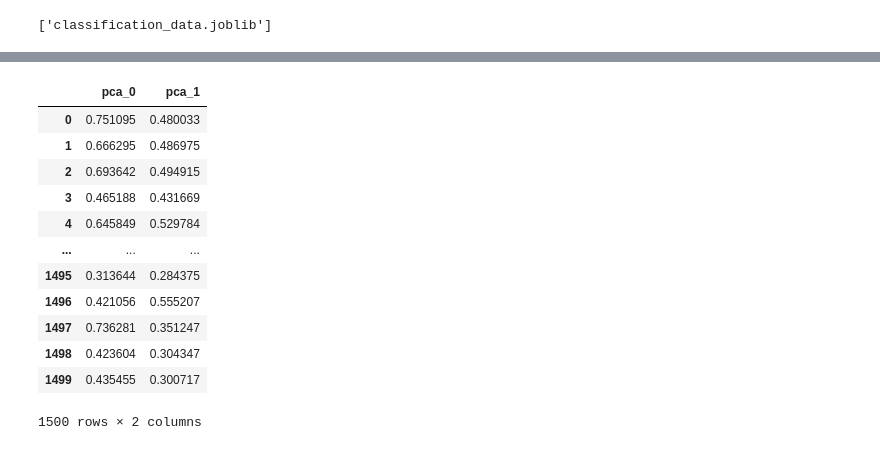
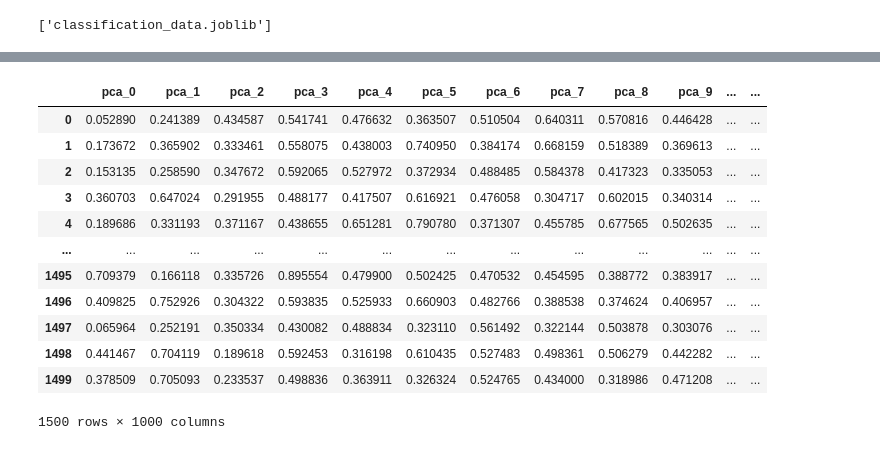
Before and after one commit to MATF-istrazivanje-podataka-1/2023_Data_Mining_Amazon_reviews_Dataset, a Jupyter notebook: preprocessing/preprocessing.ipynb, the cells around one changed output, grey strips where cells are left out. Drawn from its saved outputs; the diff is of its cells as text; code cells hidden in the pictures.

```diff
--- a/preprocessing/preprocessing.ipynb
+++ b/preprocessing/preprocessing.ipynb
@@ -111,7 +121,7 @@ from sklearn.decomposition import PCA
 oe=OrdinalEncoder()
 X_transformed = oe.fit_transform(X)
 
-pca = PCA(n_components=2)
+pca = PCA(n_components=1000)
 pca.fit(X_transformed)
 df_pca = pca.transform(X_transformed)
 pca_names = [f'pca_{i}' for i in range(len(df_pca[0]))]
@@ -131,19 +141,19 @@ plt.plot(pca_names, cumulative_variance_ratio, marker='o')
 # %%
 df_scaled = scaler.fit_transform(df_pca)
-df_scaled = pd.DataFrame(df_scaled, columns=['pca_0', 'pca_1'])
+df_scaled = pd.DataFrame(df_scaled, columns=pca_names)
 dump(df_scaled, 'clustering_data.joblib')
 df_scaled
 # %% [output]
-|  | pca_0 | pca_1 |
-| 0 | 0.751095 | 0.480033 |
-| 1 | 0.666295 | 0.486975 |
-| 2 | 0.693642 | 0.494915 |
-| 3 | 0.465188 | 0.431669 |
-| 4 | 0.645849 | 0.529784 |
-| ... | ... | ... |
-| 1495 | 0.313644 | 0.284375 |
-| 1496 | 0.421056 | 0.555207 |
-| 1497 | 0.736281 | 0.351247 |
-| 1498 | 0.423604 | 0.304347 |
-| 1499 | 0.435455 | 0.300717 |
+|  | pca_0 | pca_1 | pca_2 | pca_3 | pca_4 | pca_5 | pca_6 | pca_7 | pca_8 | pca_9 | ... | ... |
+| 0 | 0.052890 | 0.241389 | 0.434587 | 0.541741 | 0.476632 | 0.363507 | 0.510504 | 0.640311 | 0.570816 | 0.446428 | ... | ... |
+| 1 | 0.173672 | 0.365902 | 0.333461 | 0.558075 | 0.438003 | 0.740950 | 0.384174 | 0.668159 | 0.518389 | 0.369613 | ... | ... |
+| 2 | 0.153135 | 0.258590 | 0.347672 | 0.592065 | 0.527972 | 0.372934 | 0.488485 | 0.584378 | 0.417323 | 0.335053 | ... | ... |
+| 3 | 0.360703 | 0.647024 | 0.291955 | 0.488177 | 0.417507 | 0.616921 | 0.476058 | 0.304717 | 0.602015 | 0.340314 | ... | ... |
+| 4 | 0.189686 | 0.331193 | 0.371167 | 0.438655 | 0.651281 | 0.790780 | 0.371307 | 0.455785 | 0.677565 | 0.502635 | ... | ... |
+| ... | ... | ... | ... | ... | ... | ... | ... | ... | ... | ... | ... | ... |
+| 1495 | 0.709379 | 0.166118 | 0.335726 | 0.895554 | 0.479900 | 0.502425 | 0.470532 | 0.454595 | 0.388772 | 0.383917 | ... | ... |
+| 1496 | 0.409825 | 0.752926 | 0.304322 | 0.593835 | 0.525933 | 0.660903 | 0.482766 | 0.388538 | 0.374624 | 0.406957 | ... | ... |
+| 1497 | 0.065964 | 0.252191 | 0.350334 | 0.430082 | 0.488834 | 0.323110 | 0.561492 | 0.322144 | 0.503878 | 0.303076 | ... | ... |
+| 1498 | 0.441467 | 0.704119 | 0.189618 | 0.592453 | 0.316198 | 0.610435 | 0.527483 | 0.498361 | 0.506279 | 0.442282 | ... | ... |
+| 1499 | 0.378509 | 0.705093 | 0.233537 | 0.498836 | 0.363911 | 0.326324 | 0.524765 | 0.434000 | 0.318986 | 0.471208 | ... | ... |
-1500 rows × 2 columns
+1500 rows × 1000 columns
```
Also changed, not shown: parts of 7 cells of this notebook, 7 other files.
